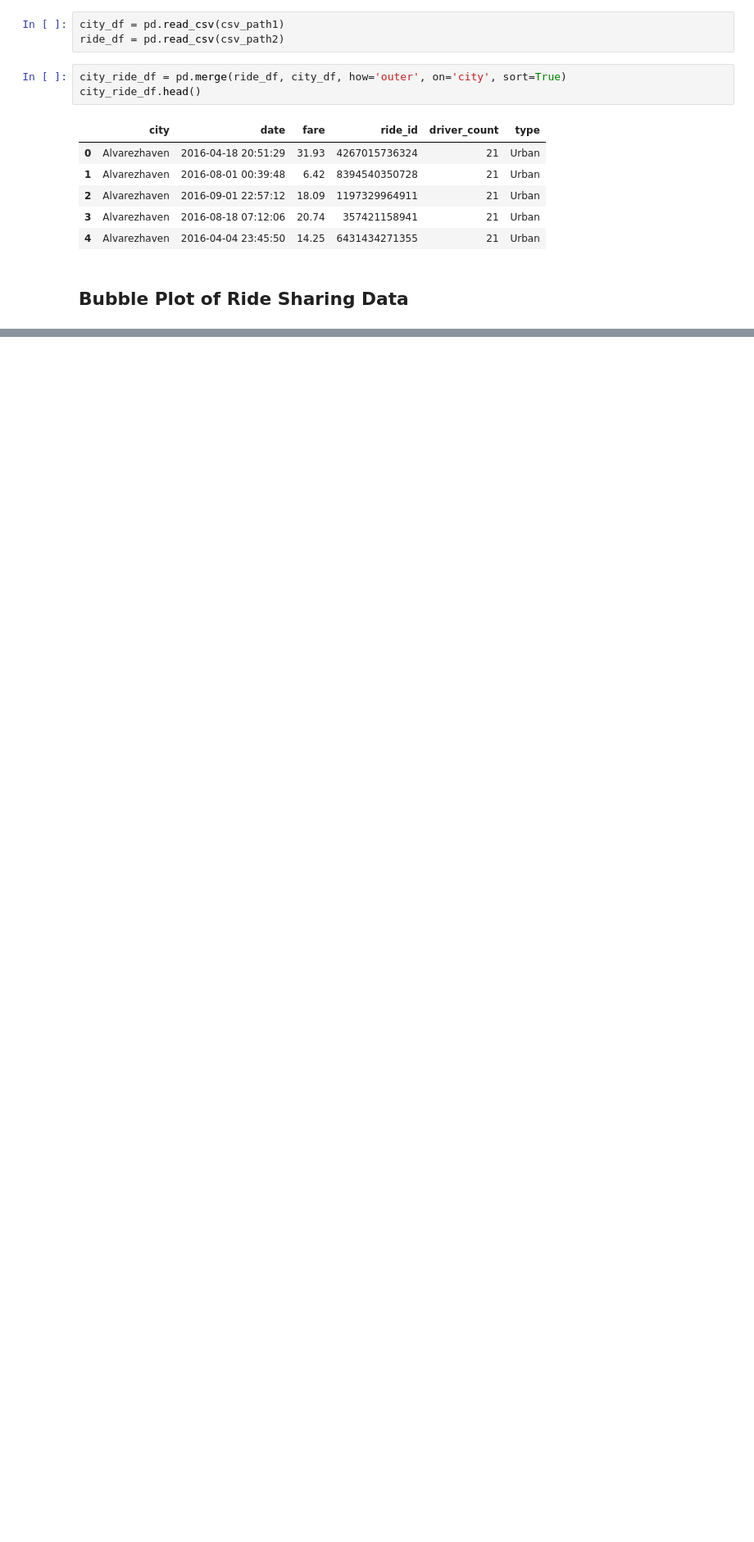
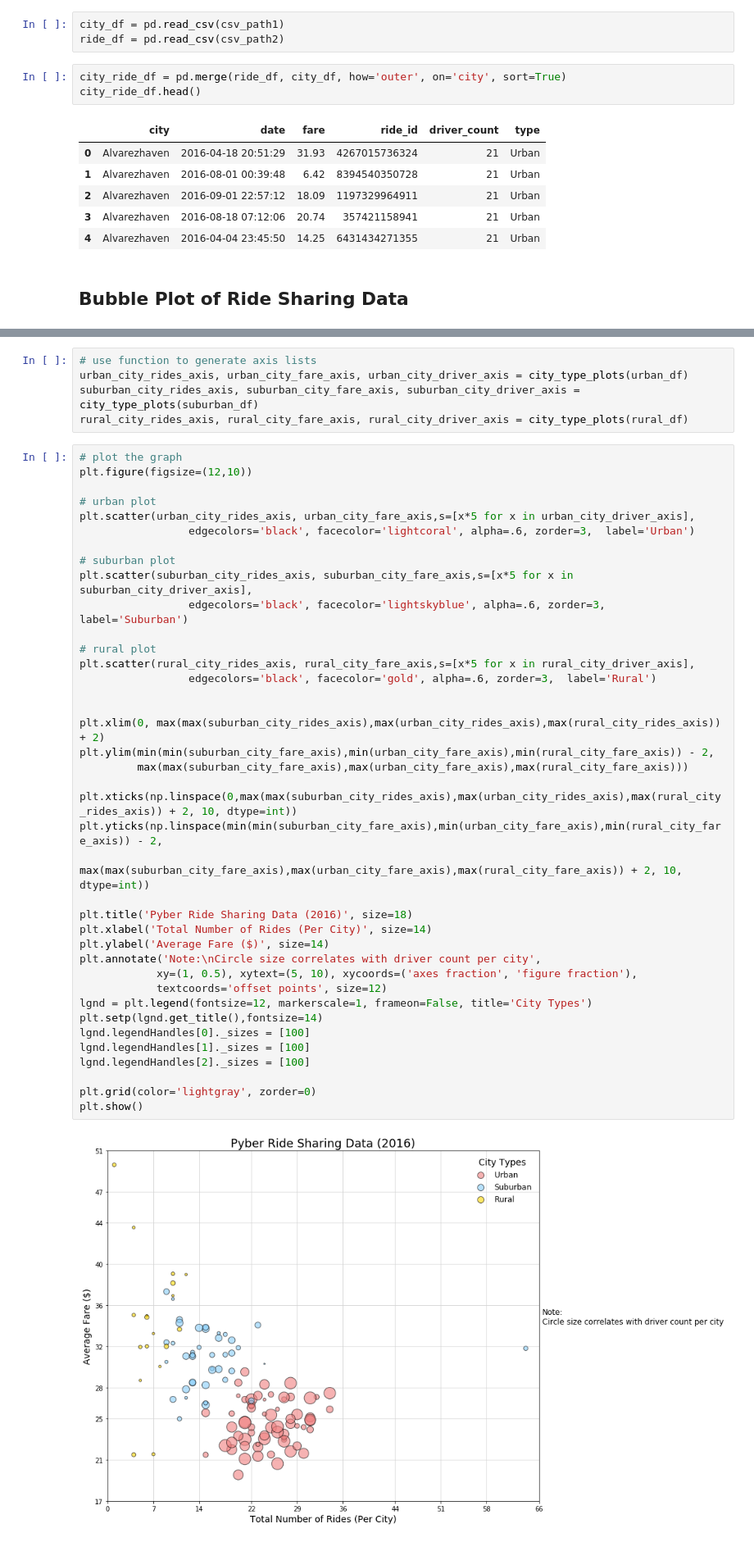
Before and after one commit to buitron/pyber_analysis, a Jupyter notebook: solution/pyber_analysis.ipynb, the cells around one changed output, grey strips where cells are left out. Shown: that part at 82% size. Saved outputs shown, nothing was run; the diff lists cells and outputs as text; blank space fills up the shorter version.

```diff
--- a/solution/pyber_analysis.ipynb
+++ b/solution/pyber_analysis.ipynb
@@ -83,0 +39,46 @@ plt.show()
+# %%
+# use function to generate axis lists
+urban_city_rides_axis, urban_city_fare_axis, urban_city_driver_axis = city_type_plots(urban_df)
+suburban_city_rides_axis, suburban_city_fare_axis, suburban_city_driver_axis = city_type_plots(suburban_df)
+rural_city_rides_axis, rural_city_fare_axis, rural_city_driver_axis = city_type_plots(rural_df)
+# %%
+# plot the graph
+plt.figure(figsize=(12,10))
+
+# urban plot
+plt.scatter(urban_city_rides_axis, urban_city_fare_axis,s=[x*5 for x in urban_city_driver_axis],
+                 edgecolors='black', facecolor='lightcoral', alpha=.6, zorder=3,  label='Urban')
+
+# suburban plot
+plt.scatter(suburban_city_rides_axis, suburban_city_fare_axis,s=[x*5 for x in suburban_city_driver_axis],
+                 edgecolors='black', facecolor='lightskyblue', alpha=.6, zorder=3,  label='Suburban')
+
+# rural plot
+plt.scatter(rural_city_rides_axis, rural_city_fare_axis,s=[x*5 for x in rural_city_driver_axis],
+                 edgecolors='black', facecolor='gold', alpha=.6, zorder=3,  label='Rural')
+
+
+plt.xlim(0, max(max(suburban_city_rides_axis),max(urban_city_rides_axis),max(rural_city_rides_axis)) + 2)
+plt.ylim(min(min(suburban_city_fare_axis),min(urban_city_fare_axis),min(rural_city_fare_axis)) - 2,
+         max(max(suburban_city_fare_axis),max(urban_city_fare_axis),max(rural_city_fare_axis)))
+
+plt.xticks(np.linspace(0,max(max(suburban_city_rides_axis),max(urban_city_rides_axis),max(rural_city_rides_axis)) + 2, 10, dtype=int))
+plt.yticks(np.linspace(min(min(suburban_city_fare_axis),min(urban_city_fare_axis),min(rural_city_fare_axis)) - 2,
+                       max(max(suburban_city_fare_axis),max(urban_city_fare_axis),max(rural_city_fare_axis)) + 2, 10, dtype=int))
+
+plt.title('Pyber Ride Sharing Data (2016)', size=18)
+plt.xlabel('Total Number of Rides (Per City)', size=14)
+plt.ylabel('Average Fare ($)', size=14)
+plt.annotate('Note:\nCircle size correlates with driver count per city',
+            xy=(1, 0.5), xytext=(5, 10), xycoords=('axes fraction', 'figure fraction'),
+            textcoords='offset points', size=12)
+lgnd = plt.legend(fontsize=12, markerscale=1, frameon=False, title='City Types')
+plt.setp(lgnd.get_title(),fontsize=14)
+lgnd.legendHandles[0]._sizes = [100]
+lgnd.legendHandles[1]._sizes = [100]
+lgnd.legendHandles[2]._sizes = [100]
+
+plt.grid(color='lightgray', zorder=0)
+plt.show()
+# %% [output]
+[figure, added]
```
Also changed, not shown: parts of 14 cells of this notebook, 8 other files.
